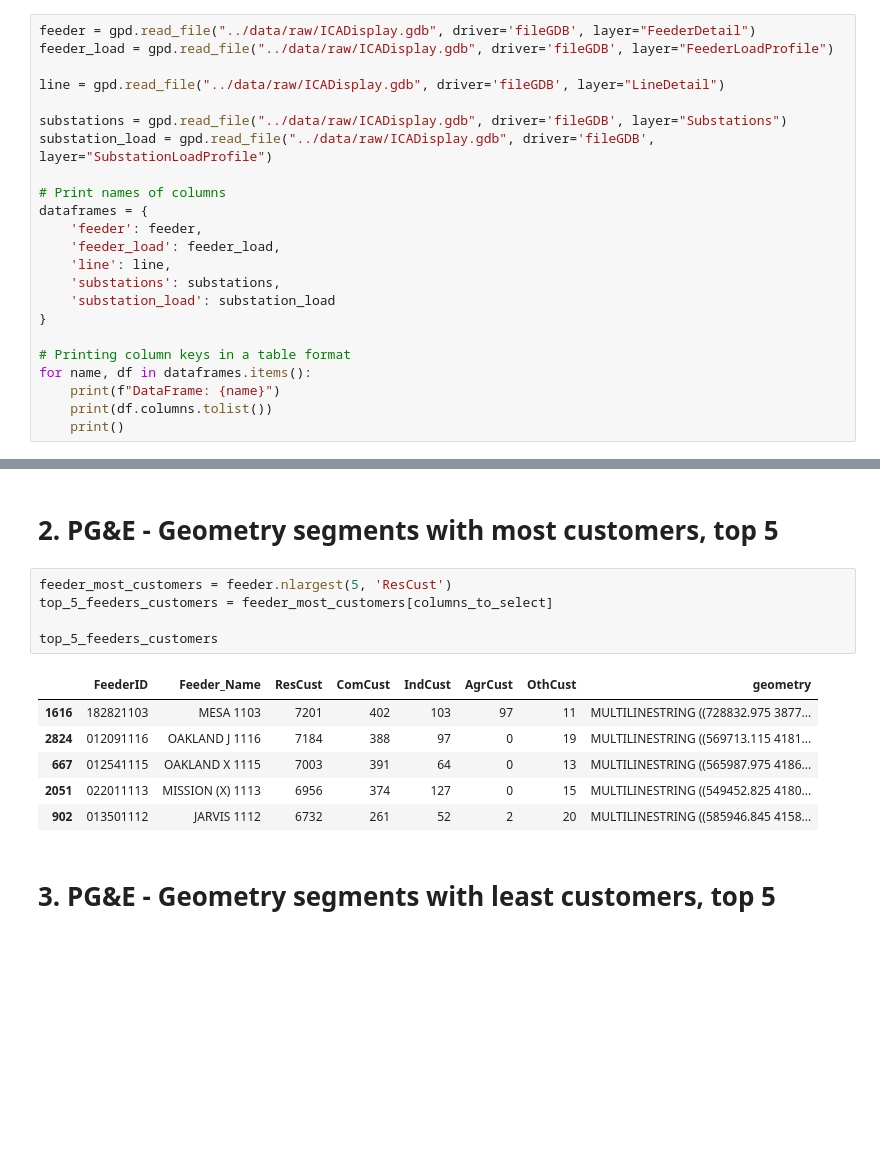
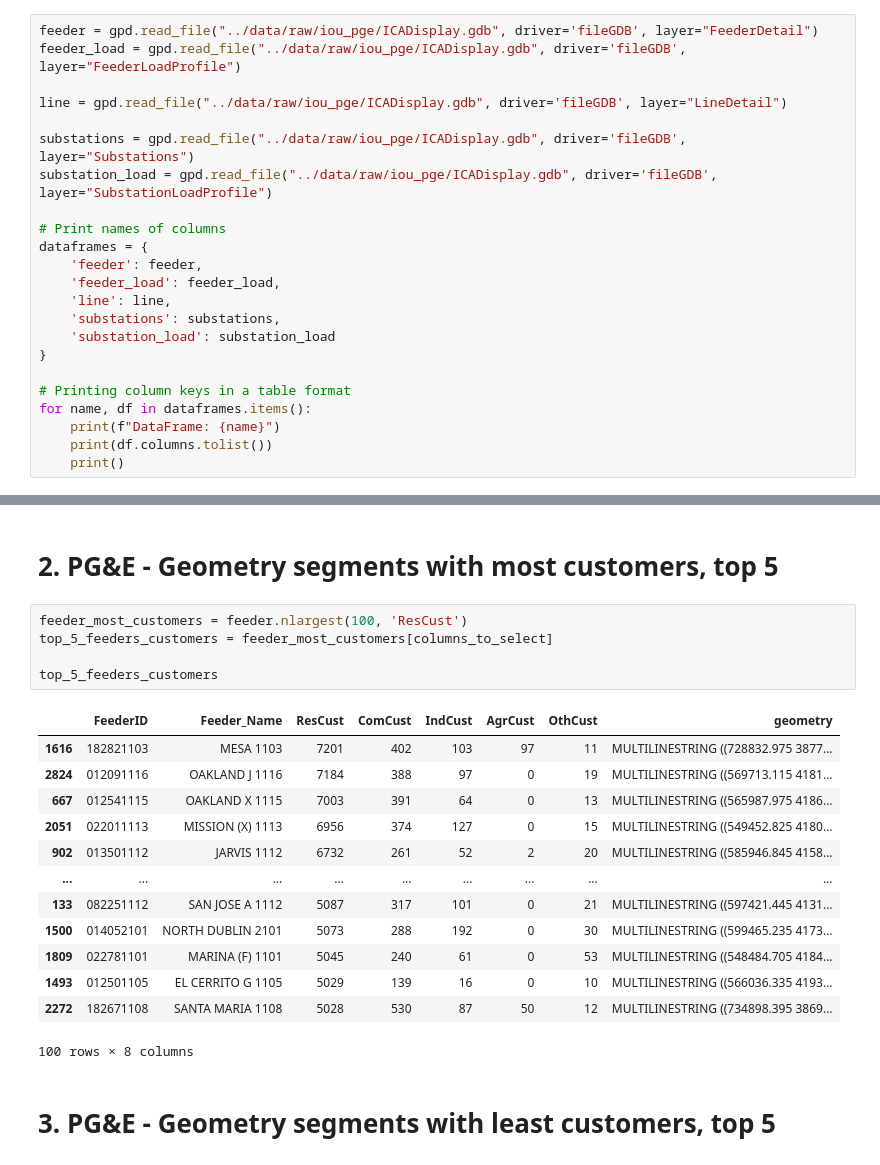
Before and after one commit to antiroyalty/ca-climate-action-initiative, a Jupyter notebook: backend/notebooks/survey_support.ipynb, the cells around one changed output, grey strips where cells are left out. Saved outputs shown, nothing was run; the diff lists cells and outputs as text; blank space fills up the shorter version.

```diff
--- a/backend/notebooks/survey_support.ipynb
+++ b/backend/notebooks/survey_support.ipynb
@@ -31,13 +31,13 @@ layers = fiona.listlayers(gdb_path)
 # 'ICAEstimatedCapacitySummary'
 # ]
 # %%
-feeder = gpd.read_file("../data/raw/ICADisplay.gdb", driver='fileGDB', layer="FeederDetail")
-feeder_load = gpd.read_file("../data/raw/ICADisplay.gdb", driver='fileGDB', layer="FeederLoadProfile")
+feeder = gpd.read_file("../data/raw/iou_pge/ICADisplay.gdb", driver='fileGDB', layer="FeederDetail")
+feeder_load = gpd.read_file("../data/raw/iou_pge/ICADisplay.gdb", driver='fileGDB', layer="FeederLoadProfile")
 
-line = gpd.read_file("../data/raw/ICADisplay.gdb", driver='fileGDB', layer="LineDetail")
+line = gpd.read_file("../data/raw/iou_pge/ICADisplay.gdb", driver='fileGDB', layer="LineDetail")
 
-substations = gpd.read_file("../data/raw/ICADisplay.gdb", driver='fileGDB', layer="Substations")
-substation_load = gpd.read_file("../data/raw/ICADisplay.gdb", driver='fileGDB', layer="SubstationLoadProfile")
+substations = gpd.read_file("../data/raw/iou_pge/ICADisplay.gdb", driver='fileGDB', layer="Substations")
+substation_load = gpd.read_file("../data/raw/iou_pge/ICADisplay.gdb", driver='fileGDB', layer="SubstationLoadProfile")
 
 # Print names of columns
 dataframes = {
@@ -90,17 +90,24 @@ columns_to_select = ['FeederID', 'Feeder_Name', 'ResCust', 'ComCust', 'IndCust',
 # %% [markdown]
 # 2. PG&E - Geometry segments with most customers, top 5
 # %%
-feeder_most_customers = feeder.nlargest(5, 'ResCust')
+feeder_most_customers = feeder.nlargest(100, 'ResCust')
 top_5_feeders_customers = feeder_most_customers[columns_to_select]
 
 top_5_feeders_customers
 # %% [output]
 |  | FeederID | Feeder_Name | ResCust | ComCust | IndCust | AgrCust | OthCust | geometry |
 | 1616 | 182821103 | MESA 1103 | 7201 | 402 | 103 | 97 | 11 | MULTILINESTRING ((728832.975 3877... |
 | 2824 | 012091116 | OAKLAND J 1116 | 7184 | 388 | 97 | 0 | 19 | MULTILINESTRING ((569713.115 4181... |
 | 667 | 012541115 | OAKLAND X 1115 | 7003 | 391 | 64 | 0 | 13 | MULTILINESTRING ((565987.975 4186... |
 | 2051 | 022011113 | MISSION (X) 1113 | 6956 | 374 | 127 | 0 | 15 | MULTILINESTRING ((549452.825 4180... |
 | 902 | 013501112 | JARVIS 1112 | 6732 | 261 | 52 | 2 | 20 | MULTILINESTRING ((585946.845 4158... |
+| ... | ... | ... | ... | ... | ... | ... | ... | ... |
+| 133 | 082251112 | SAN JOSE A 1112 | 5087 | 317 | 101 | 0 | 21 | MULTILINESTRING ((597421.445 4131... |
+| 1500 | 014052101 | NORTH DUBLIN 2101 | 5073 | 288 | 192 | 0 | 30 | MULTILINESTRING ((599465.235 4173... |
+| 1809 | 022781101 | MARINA (F) 1101 | 5045 | 240 | 61 | 0 | 53 | MULTILINESTRING ((548484.705 4184... |
+| 1493 | 012501105 | EL CERRITO G 1105 | 5029 | 139 | 16 | 0 | 10 | MULTILINESTRING ((566036.335 4193... |
+| 2272 | 182671108 | SANTA MARIA 1108 | 5028 | 530 | 87 | 50 | 12 | MULTILINESTRING ((734898.395 3869... |
+100 rows × 8 columns
 # %% [markdown]
 # 3. PG&E - Geometry segments with least customers, top 5
 # %%
```
Also changed, not shown: parts of 6 cells of this notebook, 12 other files.
